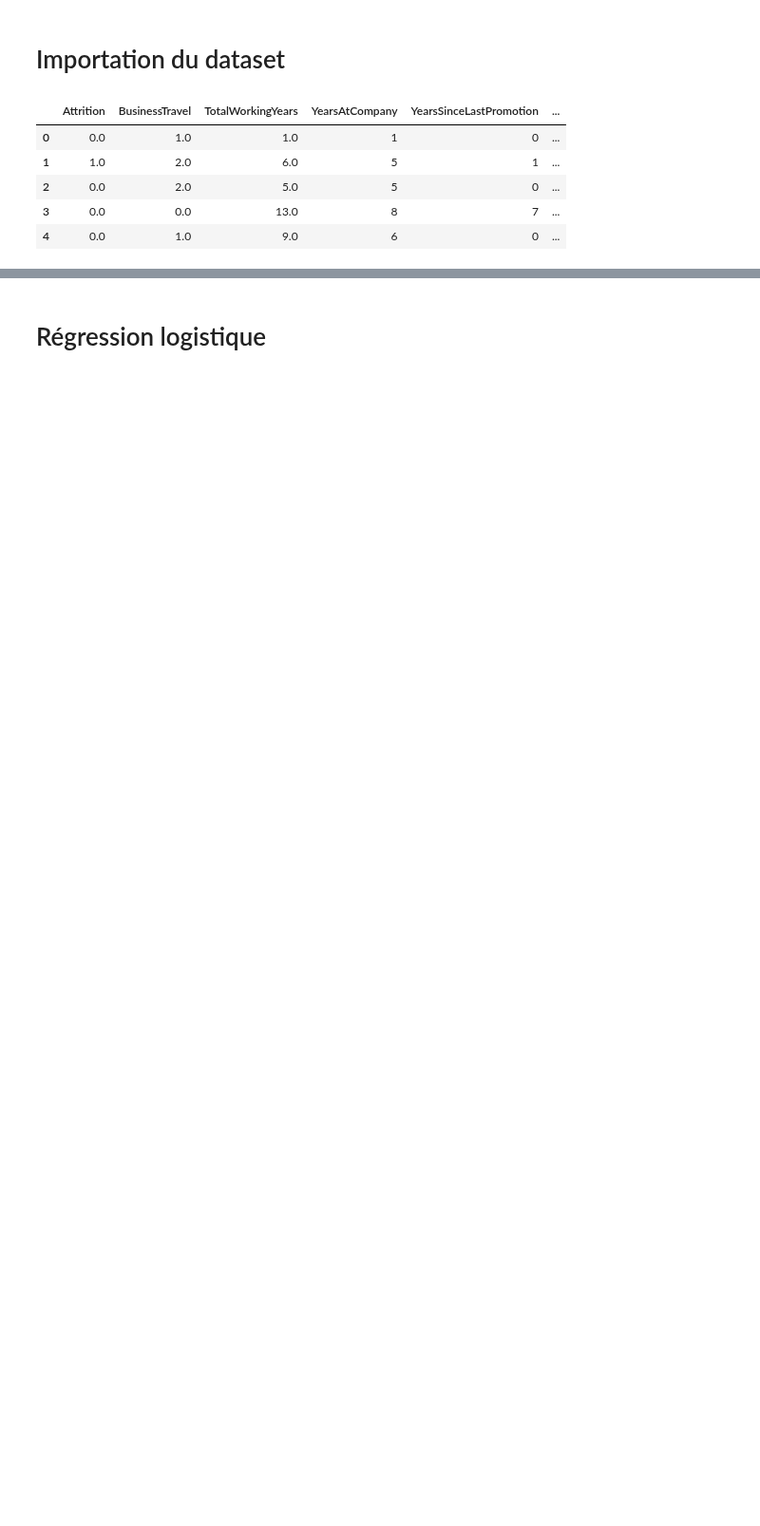
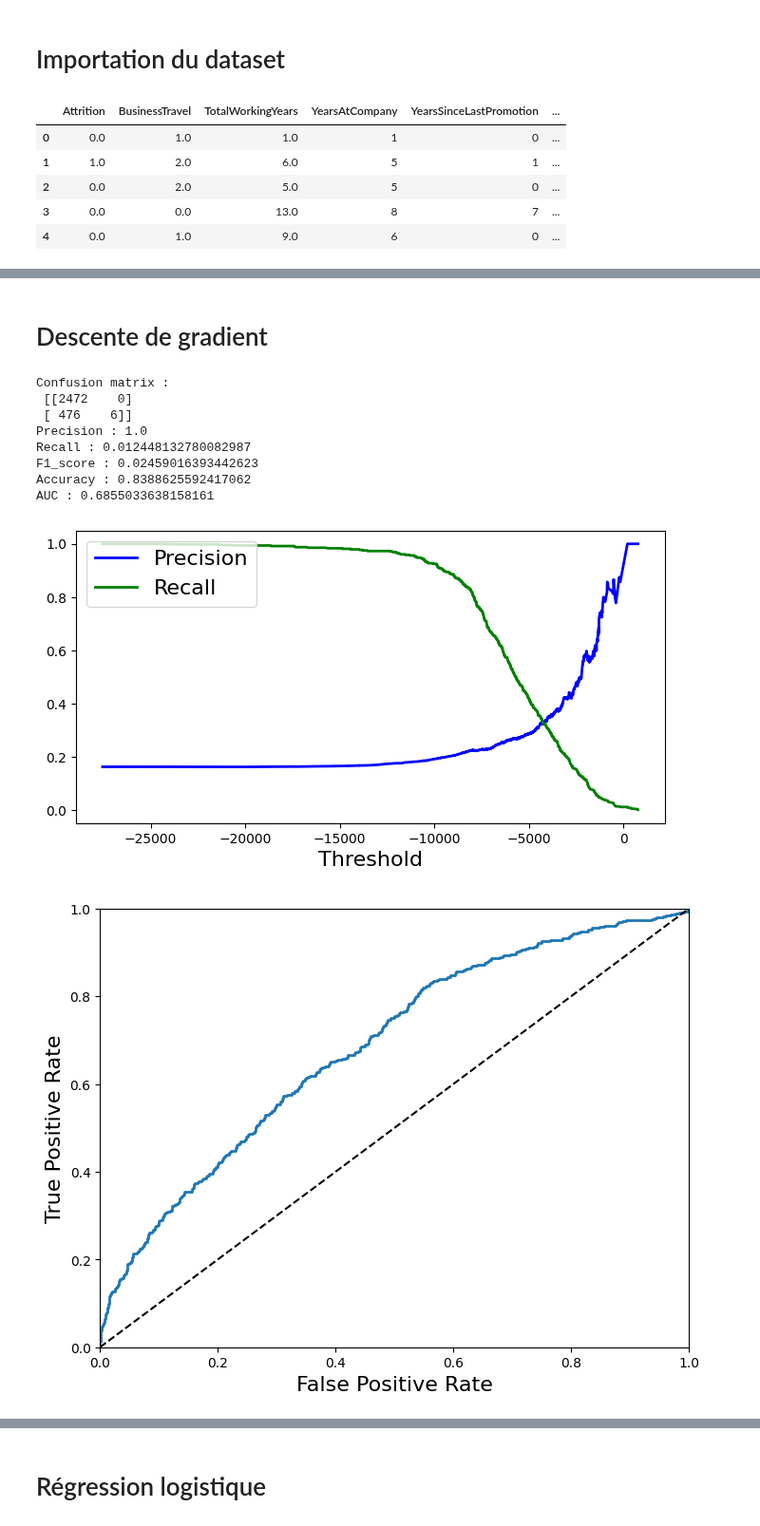
Before and after one commit to IA-G3/Projet-IA, a Jupyter notebook: modeles.ipynb, the cells around one changed output, grey strips where cells are left out. Shown at 95% size. Saved outputs shown, nothing was run; the diff lists cells and outputs as text; code cells hidden in the pictures; blank space fills up the shorter version.

Commit message:
feat: modèles

```diff
--- a/modeles.ipynb
+++ b/modeles.ipynb
@@ -16,0 +19,5 @@ general_data.head()
+# %%
+# Split the data into a training and test set.
+from sklearn.model_selection import train_test_split
+
+X_train, X_test, y_train, y_test = train_test_split(general_data.drop("Attrition", axis=1), general_data.Attrition, test_size=0.33, random_state=42)
@@ -16,0 +65,25 @@ general_data.head()
+# %% [markdown]
+# Descente de gradient
+# %%
+from sklearn.linear_model import SGDClassifier
+from sklearn.model_selection import cross_val_predict
+
+sgd_clf = SGDClassifier(max_iter=500, random_state=42)
+
+# Evaluation du modèle
+y_train_pred = cross_val_predict(sgd_clf, X_train, y_train, cv=3)
+
+y_scores = cross_val_predict(sgd_clf, X_train, y_train, cv=3, method="decision_function")
+
+test_model(y_train, y_train_pred, y_scores)
+# %% [output]
+Confusion matrix :
+ [[2472    0]
+ [ 476    6]]
+Precision : 1.0
+Recall : 0.012448132780082987
+F1_score : 0.02459016393442623
+Accuracy : 0.8388625592417062
+AUC : 0.6855033638158161
+[figure, added]
+[figure, added]
```
Also changed, not shown: parts of 19 cells of this notebook.
